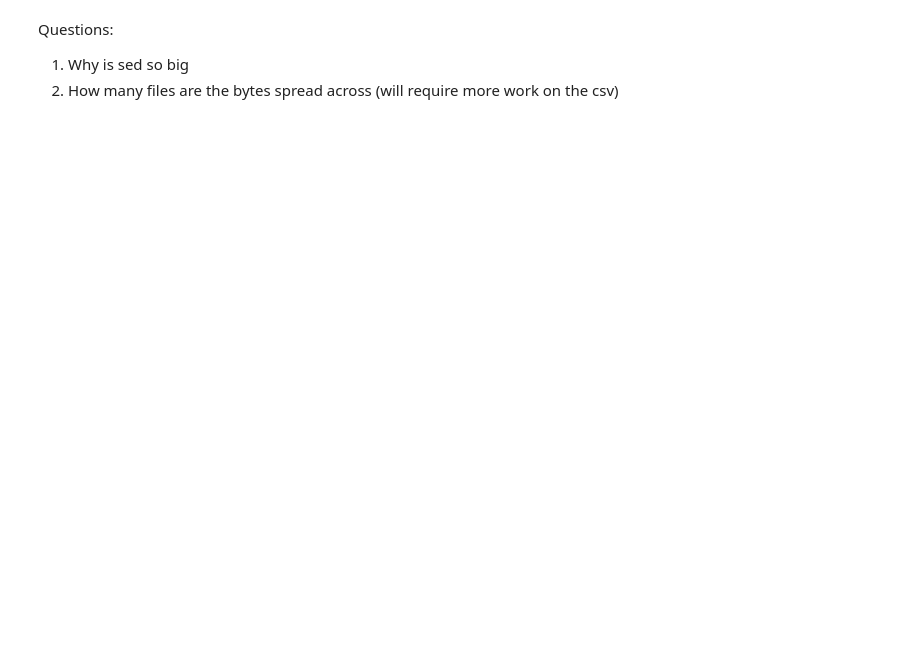
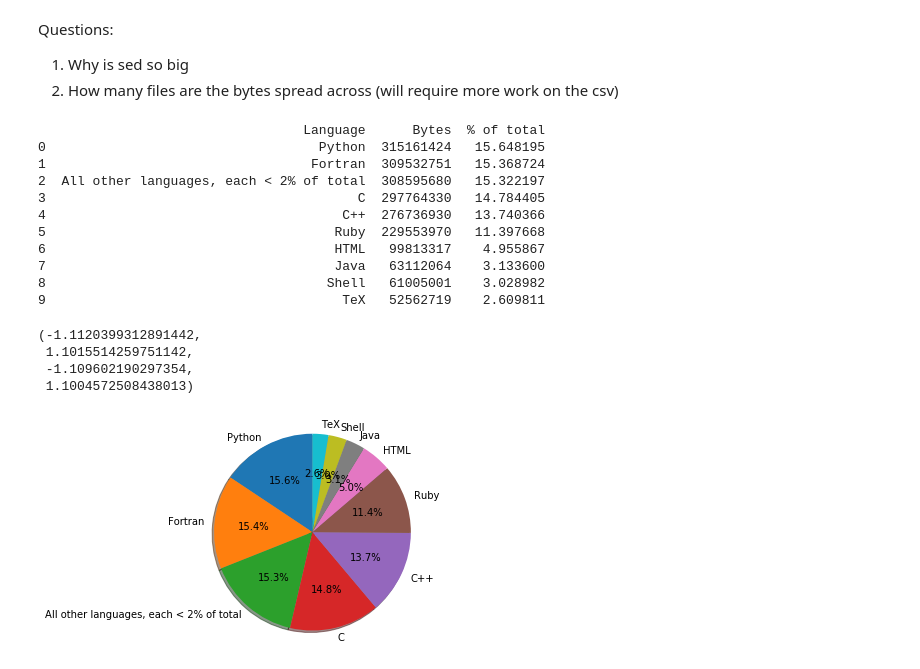
Before and after one commit to teuben/ascl-tools, a Jupyter notebook: languages_visualization.ipynb, the cells around one changed output. Drawn from its saved outputs; the diff is of its cells as text; code cells hidden in the pictures; blank space fills up the shorter version.

```diff
--- a/languages_visualization.ipynb
+++ b/languages_visualization.ipynb
@@ -59,3 +67,47 @@ Questions:
 
 1. Why is sed so big
 2. How many files are the bytes spread across (will require more work on the csv)
+# %%
+#Now, create a pie chart with languages <2% consolidated into one "Other Languages" entry
+
+#calculate percent sum
+#calculate bytes sum
+#filter lang dataframe for > 2%
+#create new dataframe row of sum data and append to filtered dataframe
+
+find_sum = lang[lang['% of total'] < 2].sum()
+
+pct_sum = find_sum['% of total']
+bytes_sum = find_sum['Bytes']
+
+new_row = ["All other languages, each < 2% of total",
+          bytes_sum,
+          pct_sum]
+
+most = lang[lang['% of total'] >= 2].reset_index().drop(columns=['index'])
+most.loc[len(most)] = new_row
+most = most.sort_values(by='% of total', ascending=False).reset_index().drop(columns=['index'])
+print(most)
+
+
+fig2, ax2 = plt.subplots()
+ax2.pie(most[most.columns[1]], labels=most[most.columns[0]], autopct='%1.1f%%',
+        shadow=True, startangle=90)
+ax2.axis('equal')
+# %% [output]
+                                  Language      Bytes  % of total
+0                                   Python  315161424   15.648195
+1                                  Fortran  309532751   15.368724
+2  All other languages, each < 2% of total  308595680   15.322197
+3                                        C  297764330   14.784405
+4                                      C++  276736930   13.740366
+5                                     Ruby  229553970   11.397668
+6                                     HTML   99813317    4.955867
+7                                     Java   63112064    3.133600
+8                                    Shell   61005001    3.028982
+9                                      TeX   52562719    2.609811
+(-1.1120399312891442,
+ 1.1015514259751142,
+ -1.109602190297354,
+ 1.1004572508438013)
+[figure, added]
```
Also changed, not shown: parts of 1 cell of this notebook.
